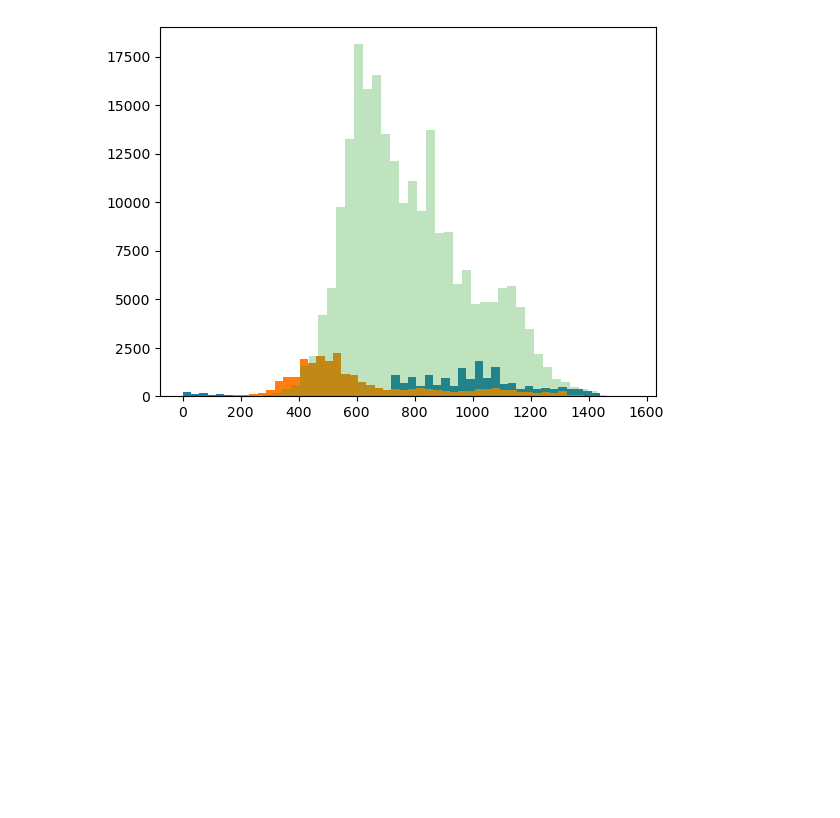
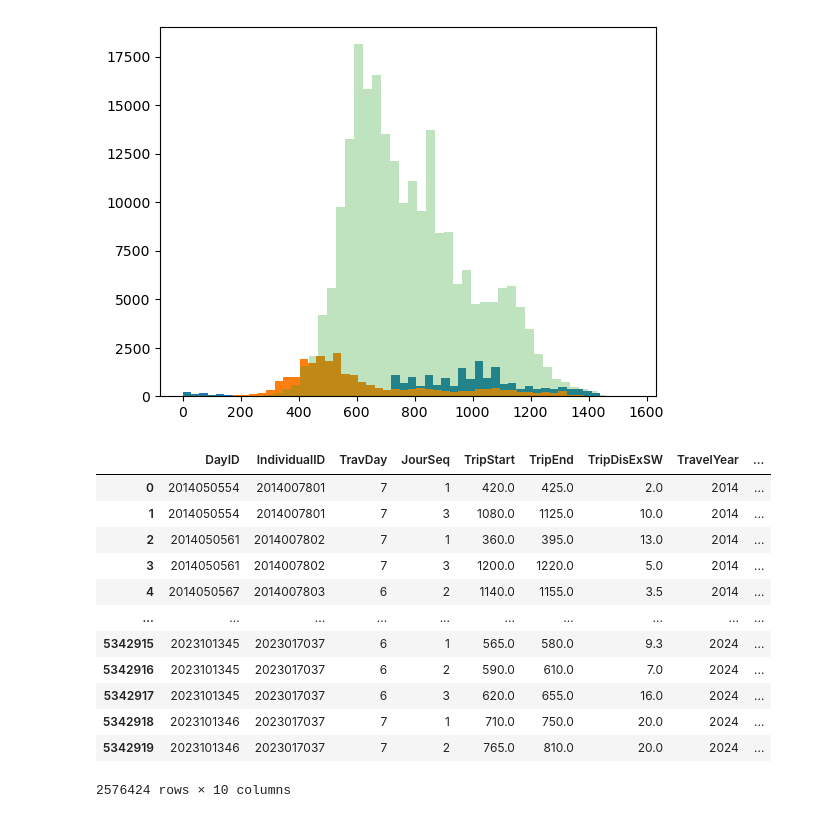
Before and after one commit to andriysinclair/SimulatingEVDemand, a Jupyter notebook: EDA_NTS.ipynb, the cells around one changed output. Cells and saved outputs as stored; diff of their text form; code cells hidden in the pictures; blank space fills up the shorter version.

```diff
--- a/EDA_NTS.ipynb
+++ b/EDA_NTS.ipynb
@@ -263,3 +263,19 @@ plt.hist(z["TripEnd"], bins=50, alpha=0.3)
         1492.8, 1523.9, 1555. ]),
  <BarContainer object of 50 artists>)
 [figure]
+# %%
+car_df
+# %% [output]
+|  | DayID | IndividualID | TravDay | JourSeq | TripStart | TripEnd | TripDisExSW | TravelYear | ... |
+| 0 | 2014050554 | 2014007801 | 7 | 1 | 420.0 | 425.0 | 2.0 | 2014 | ... |
+| 1 | 2014050554 | 2014007801 | 7 | 3 | 1080.0 | 1125.0 | 10.0 | 2014 | ... |
+| 2 | 2014050561 | 2014007802 | 7 | 1 | 360.0 | 395.0 | 13.0 | 2014 | ... |
+| 3 | 2014050561 | 2014007802 | 7 | 3 | 1200.0 | 1220.0 | 5.0 | 2014 | ... |
+| 4 | 2014050567 | 2014007803 | 6 | 2 | 1140.0 | 1155.0 | 3.5 | 2014 | ... |
+| ... | ... | ... | ... | ... | ... | ... | ... | ... | ... |
+| 5342915 | 2023101345 | 2023017037 | 6 | 1 | 565.0 | 580.0 | 9.3 | 2024 | ... |
+| 5342916 | 2023101345 | 2023017037 | 6 | 2 | 590.0 | 610.0 | 7.0 | 2024 | ... |
+| 5342917 | 2023101345 | 2023017037 | 6 | 3 | 620.0 | 655.0 | 16.0 | 2024 | ... |
+| 5342918 | 2023101346 | 2023017037 | 7 | 1 | 710.0 | 750.0 | 20.0 | 2024 | ... |
+| 5342919 | 2023101346 | 2023017037 | 7 | 2 | 765.0 | 810.0 | 20.0 | 2024 | ... |
+2576424 rows × 10 columns
```
Also changed, not shown: parts of 11 cells of this notebook, 2 other files.
